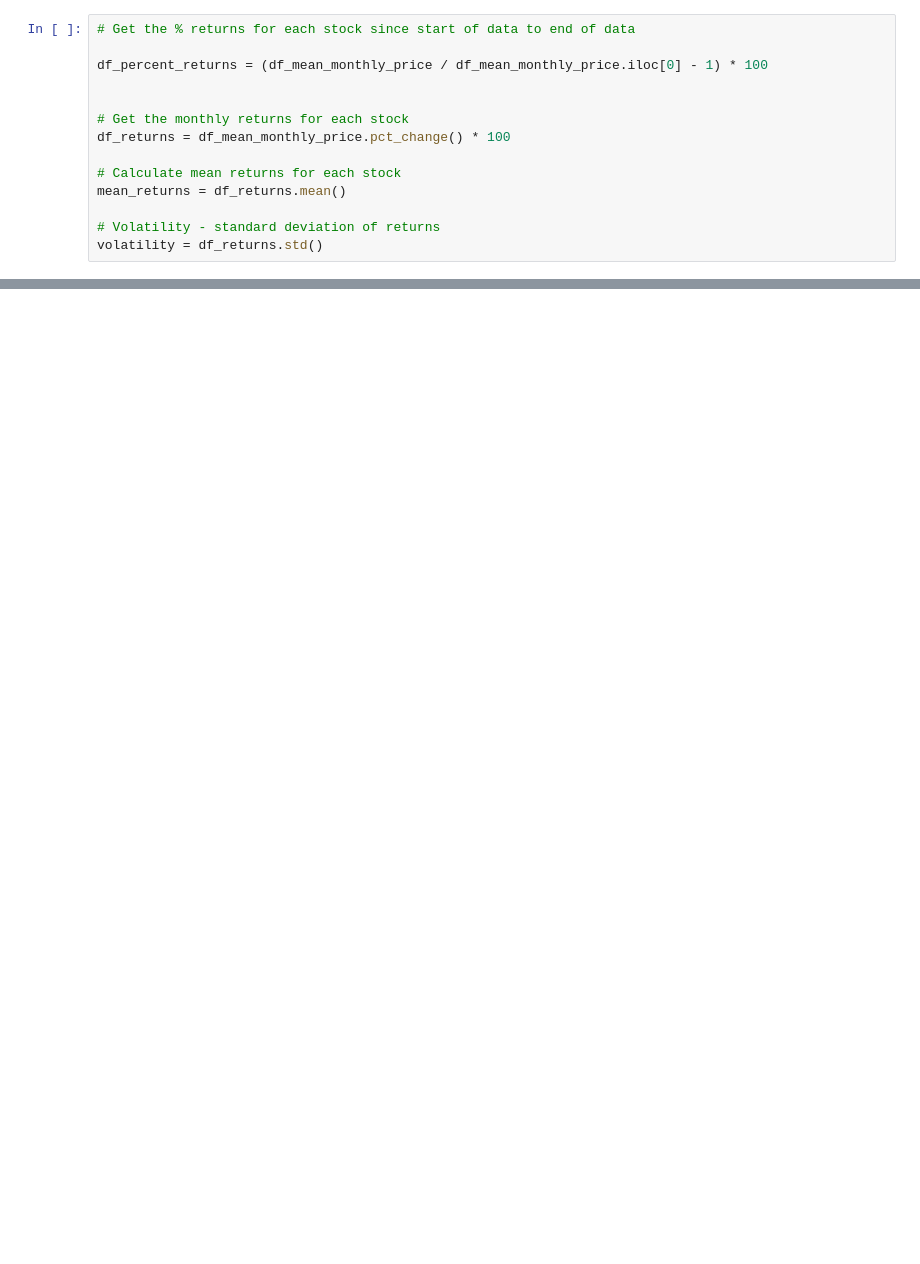
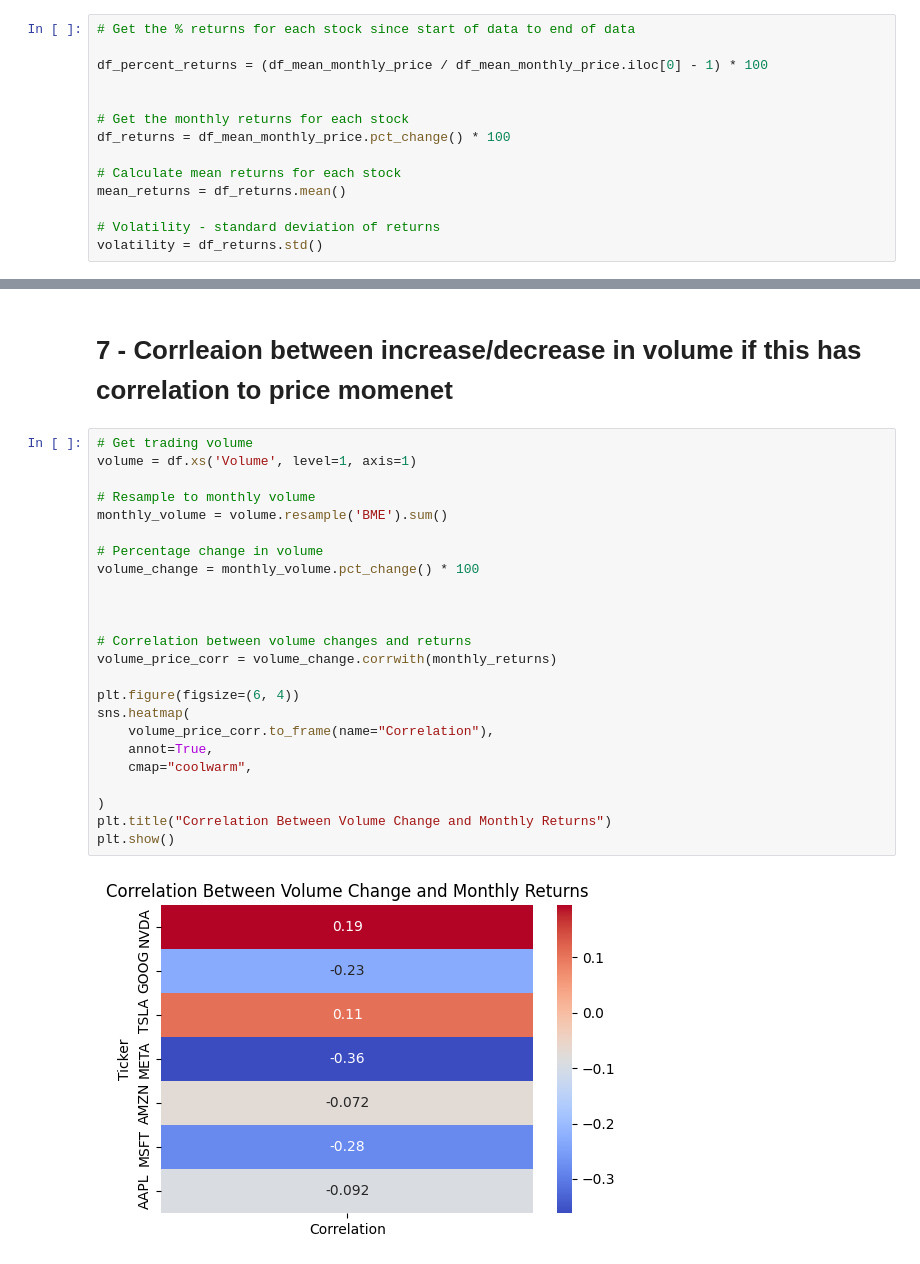
Before and after one commit to Mr-Scarf/programming-for-data-analytics, a Jupyter notebook: project/Project.ipynb, the cells around one changed output, grey strips where cells are left out. Drawn from its saved outputs; the diff is of its cells as text; blank space fills up the shorter version.

```diff
--- a/project/Project.ipynb
+++ b/project/Project.ipynb
@@ -493,0 +536,28 @@ volatility = df_returns.std()
+# %% [markdown]
+# 7 - Corrleaion between increase/decrease in volume if this has correlation to price momenet
+# %%
+# Get trading volume
+volume = df.xs('Volume', level=1, axis=1)
+
+# Resample to monthly volume
+monthly_volume = volume.resample('BME').sum()
+
+# Percentage change in volume
+volume_change = monthly_volume.pct_change() * 100
+
+
+
+# Correlation between volume changes and returns
+volume_price_corr = volume_change.corrwith(monthly_returns)
+
+plt.figure(figsize=(6, 4))
+sns.heatmap(
+    volume_price_corr.to_frame(name="Correlation"),
+    annot=True,
+    cmap="coolwarm",
+
+)
+plt.title("Correlation Between Volume Change and Monthly Returns")
+plt.show()
+# %% [output]
+[figure, added]
```
Also changed, not shown: parts of 10 cells of this notebook, 1 other file.
